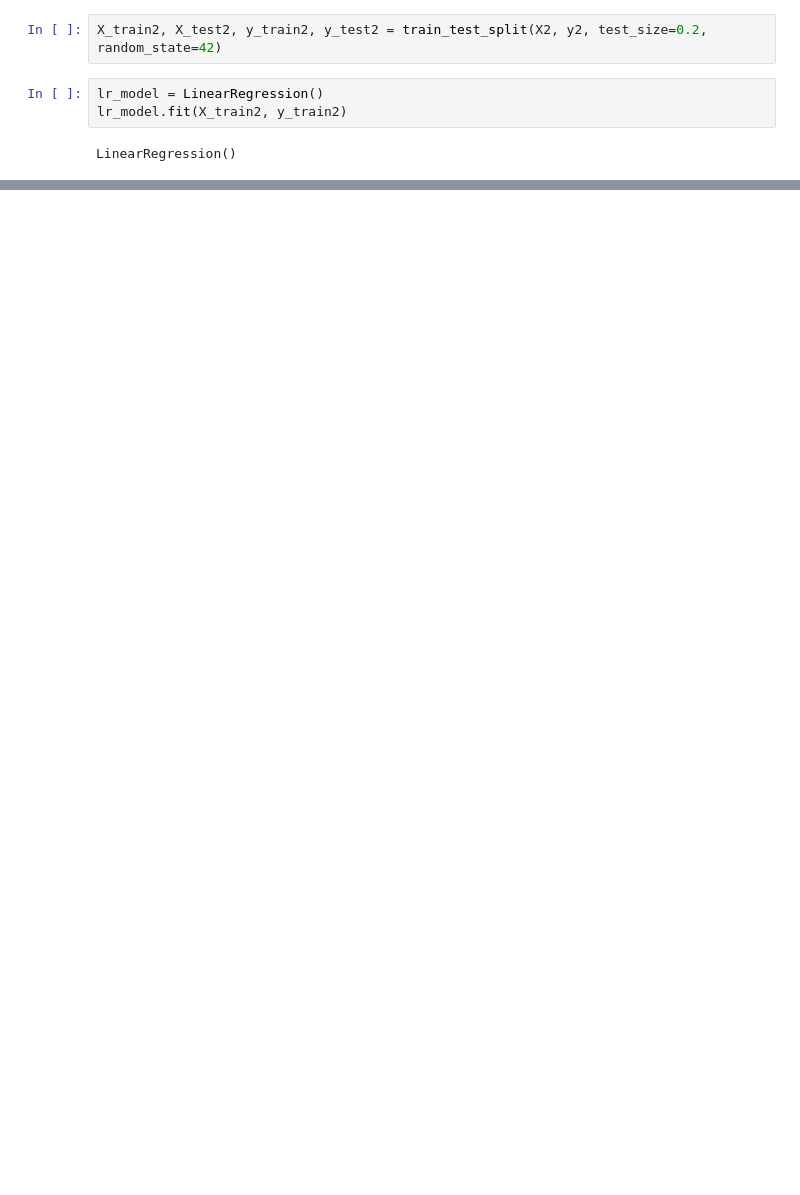
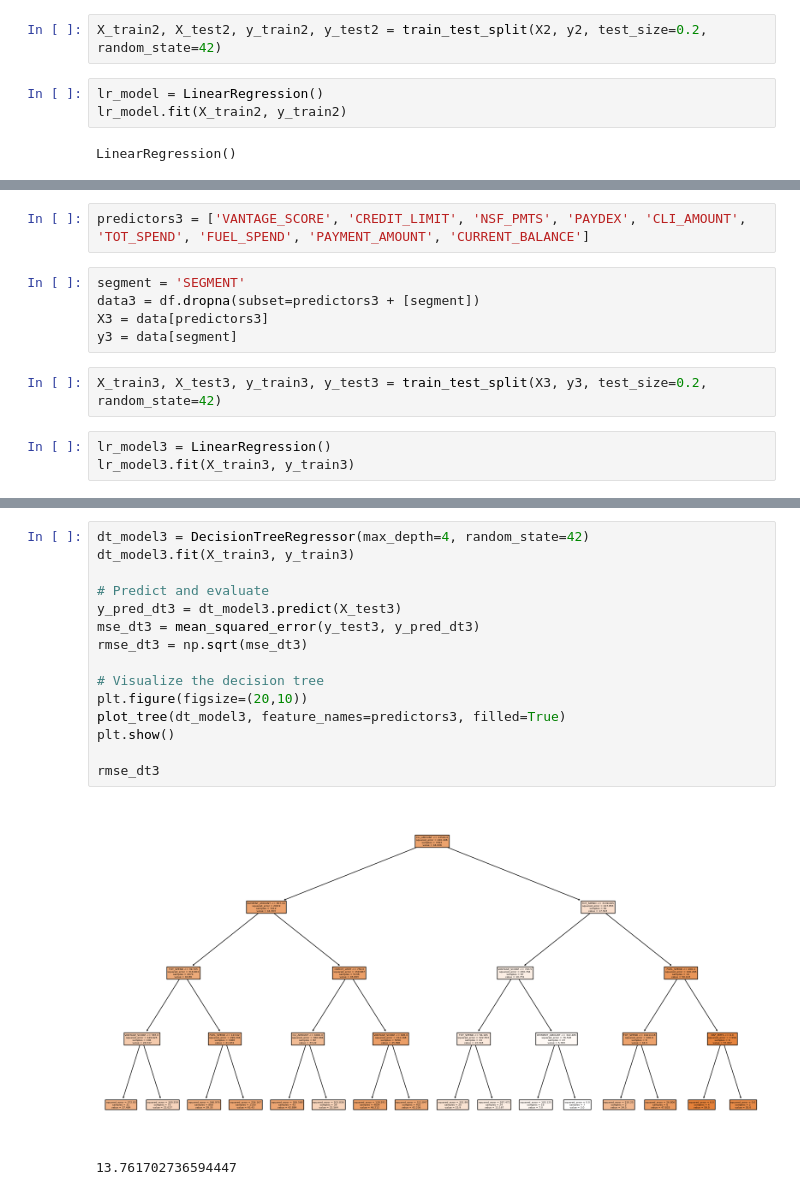
Before and after one commit to luciaplacidi/banl, a Jupyter notebook: fleetcor.ipynb, the cells around one changed output, grey strips where cells are left out. Drawn from its saved outputs; the diff is of its cells as text; blank space fills up the shorter version.

```diff
--- a/fleetcor.ipynb
+++ b/fleetcor.ipynb
@@ -240,0 +268,12 @@ rmse_dt2
+# %%
+predictors3 = ['VANTAGE_SCORE', 'CREDIT_LIMIT', 'NSF_PMTS', 'PAYDEX', 'CLI_AMOUNT', 'TOT_SPEND', 'FUEL_SPEND', 'PAYMENT_AMOUNT', 'CURRENT_BALANCE']
+# %%
+segment = 'SEGMENT'
+data3 = df.dropna(subset=predictors3 + [segment])
+X3 = data[predictors3]
+y3 = data[segment]
+# %%
+X_train3, X_test3, y_train3, y_test3 = train_test_split(X3, y3, test_size=0.2, random_state=42)
+# %%
+lr_model3 = LinearRegression()
+lr_model3.fit(X_train3, y_train3)
@@ -240,0 +302,18 @@ rmse_dt2
+# %%
+dt_model3 = DecisionTreeRegressor(max_depth=4, random_state=42)
+dt_model3.fit(X_train3, y_train3)
+
+# Predict and evaluate
+y_pred_dt3 = dt_model3.predict(X_test3)
+mse_dt3 = mean_squared_error(y_test3, y_pred_dt3)
+rmse_dt3 = np.sqrt(mse_dt3)
+
+# Visualize the decision tree
+plt.figure(figsize=(20,10))
+plot_tree(dt_model3, feature_names=predictors3, filled=True)
+plt.show()
+
+rmse_dt3
+# %% [output]
+[figure, added]
+13.761702736594447
```
Also changed, not shown: parts of 12 cells of this notebook.
